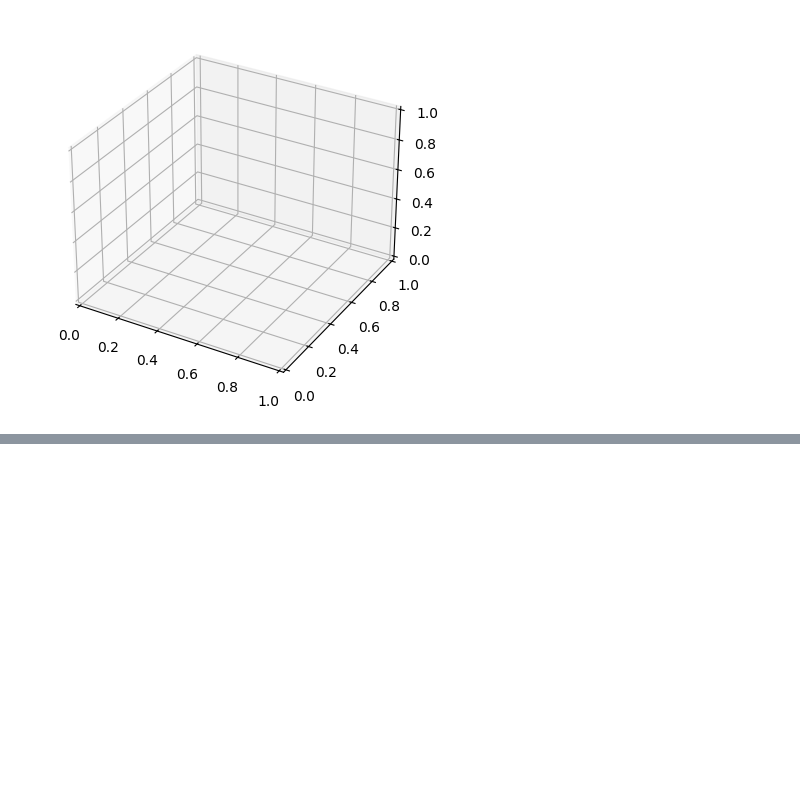
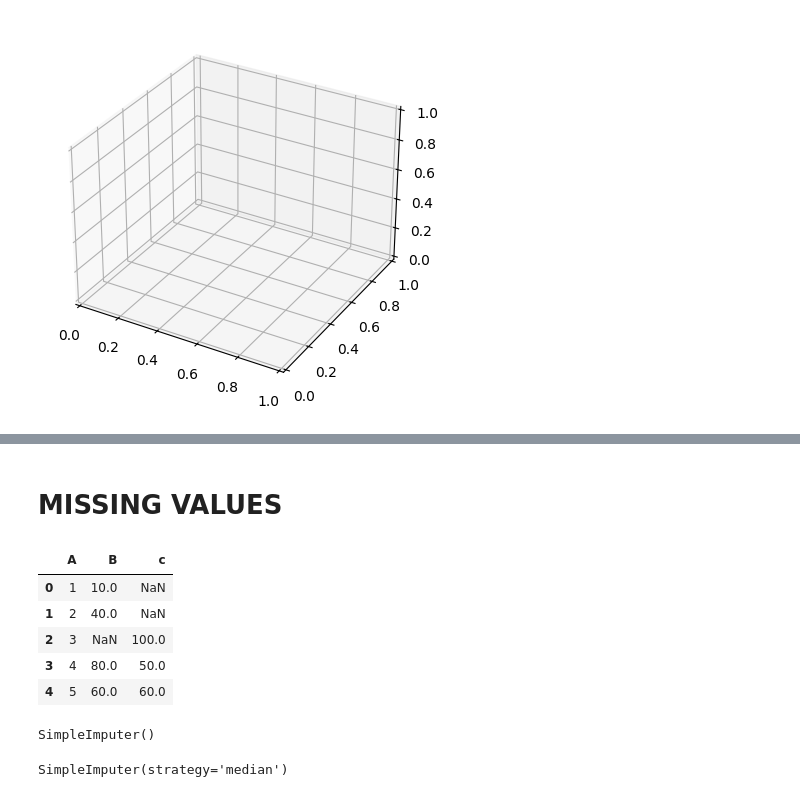
Before and after one commit to Uthaya55/machine-learning-5th-sem-, a Jupyter notebook: DATA CLEANING.ipynb, the cells around one changed output, grey strips where cells are left out. Cells and saved outputs as stored; diff of their text form; code cells hidden in the pictures; blank space fills up the shorter version.

```diff
--- a/DATA CLEANING.ipynb
+++ b/DATA CLEANING.ipynb
@@ -195 +184,18 @@ plt.figure()
 <Figure size 640x480 with 0 Axes>
+# %% [markdown]
+# MISSING VALUES
+# %%
+data={"A":[1,2,3,4,5],
+      "B":[10,40,np.nan,80,60],
+      "c":[np.nan,np.nan,100,50,60]}
+# %%
+DF=pd.DataFrame(data)
+# %%
+DF
+# %% [output]
+|  | A | B | c |
+| 0 | 1 | 10.0 | NaN |
+| 1 | 2 | 40.0 | NaN |
+| 2 | 3 | NaN | 100.0 |
+| 3 | 4 | 80.0 | 50.0 |
+| 4 | 5 | 60.0 | 60.0 |
@@ -195,0 +206,4 @@ plt.figure()
+# %%
+SM.fit(DF)
+# %% [output]
+SimpleImputer()
@@ -195,0 +212,4 @@ plt.figure()
+# %%
+SM.fit(DF)
+# %% [output]
+SimpleImputer(strategy='median')
```
Also changed, not shown: parts of 15 cells of this notebook.
